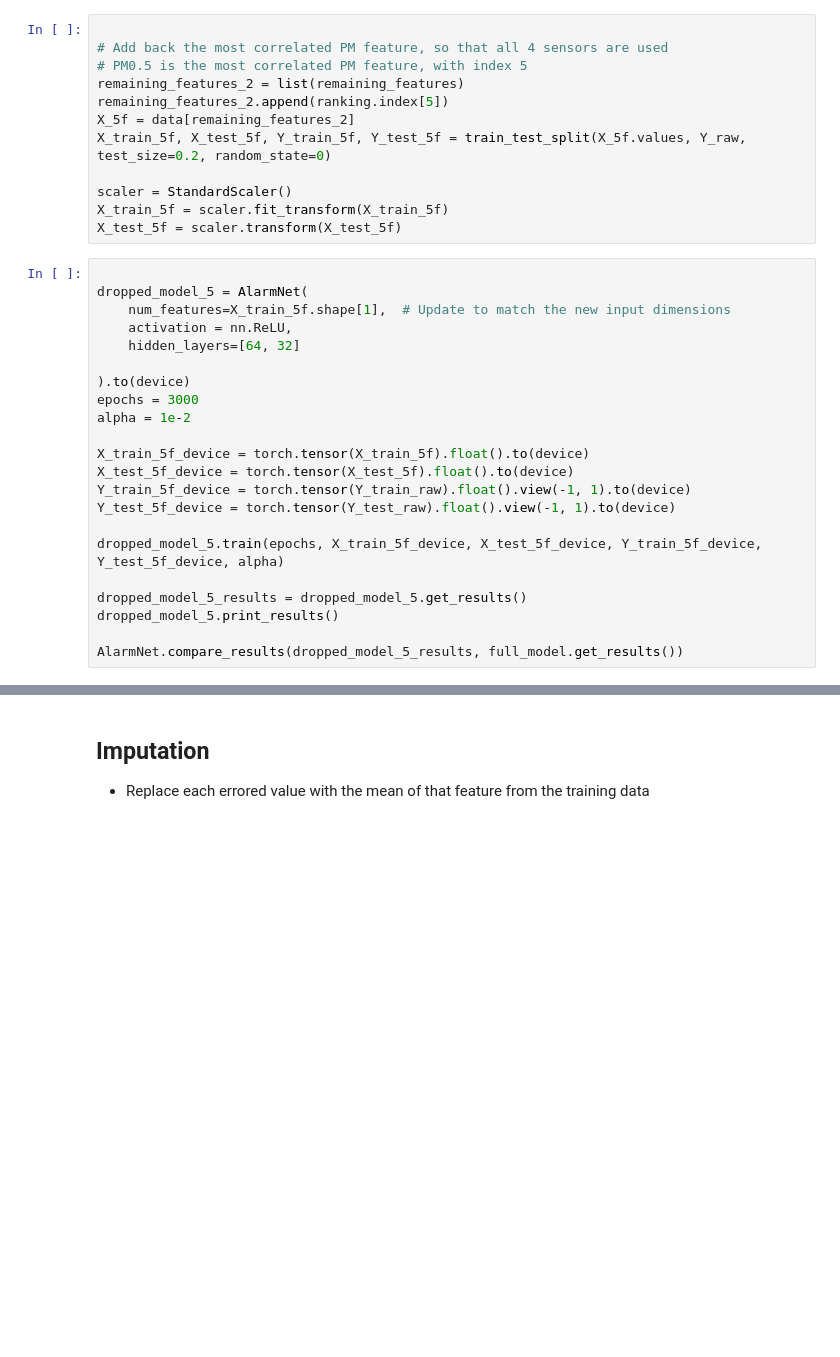
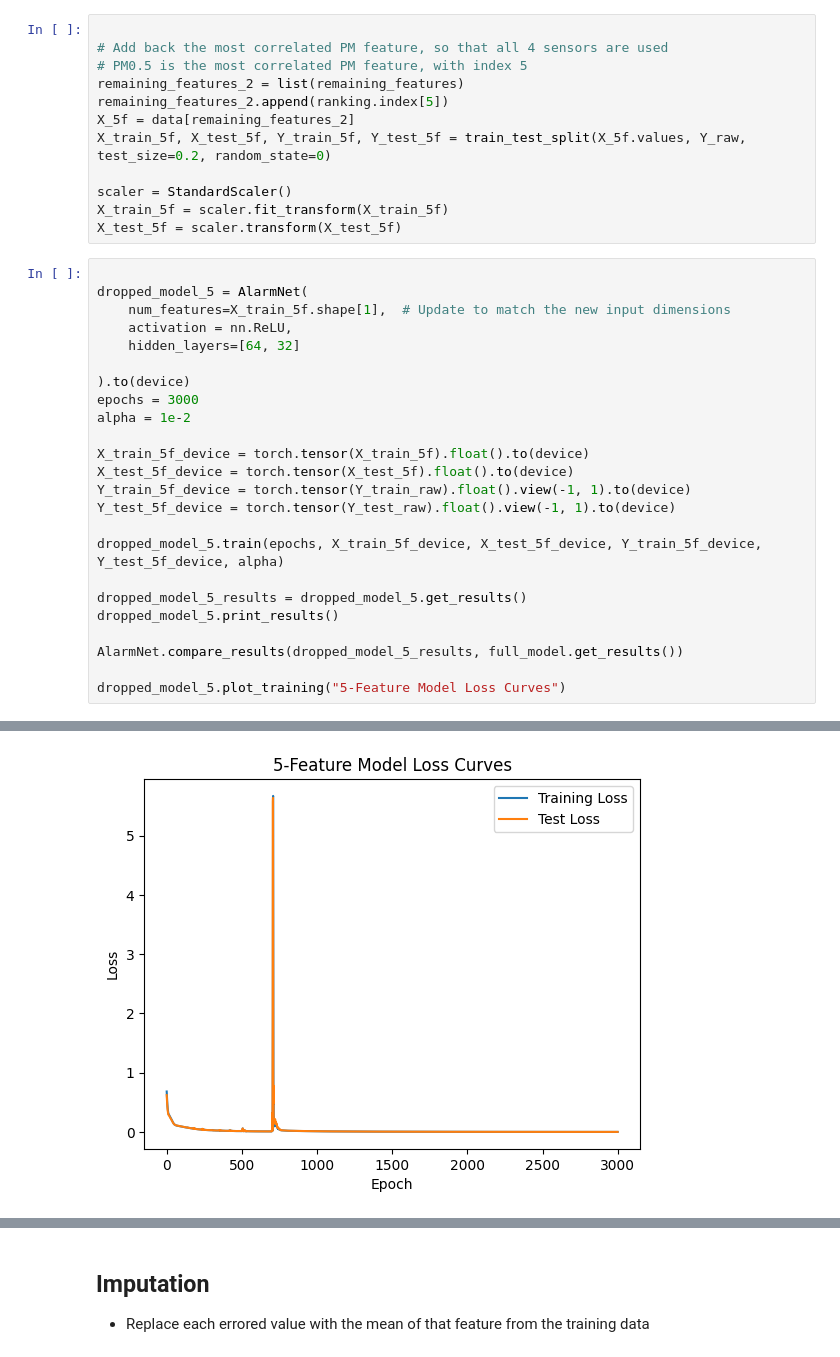
Before and after one commit to jaskinkabir/Intro_ML_Project, a Jupyter notebook: Proj.ipynb, the cells around one changed output, grey strips where cells are left out. Drawn from its saved outputs; the diff is of its cells as text; blank space fills up the shorter version.

```diff
--- a/Proj.ipynb
+++ b/Proj.ipynb
@@ -198,4 +218,6 @@ dropped_model_5_results = dropped_model_5.get_results()
 dropped_model_5.print_results()
 
 AlarmNet.compare_results(dropped_model_5_results, full_model.get_results())
+
+dropped_model_5.plot_training("5-Feature Model Loss Curves")
 # %% [output]
@@ -218,0 +241 @@ f1: 0.0 %
+[figure, added]
```
Also changed, not shown: parts of 9 cells of this notebook, 1 other file.
